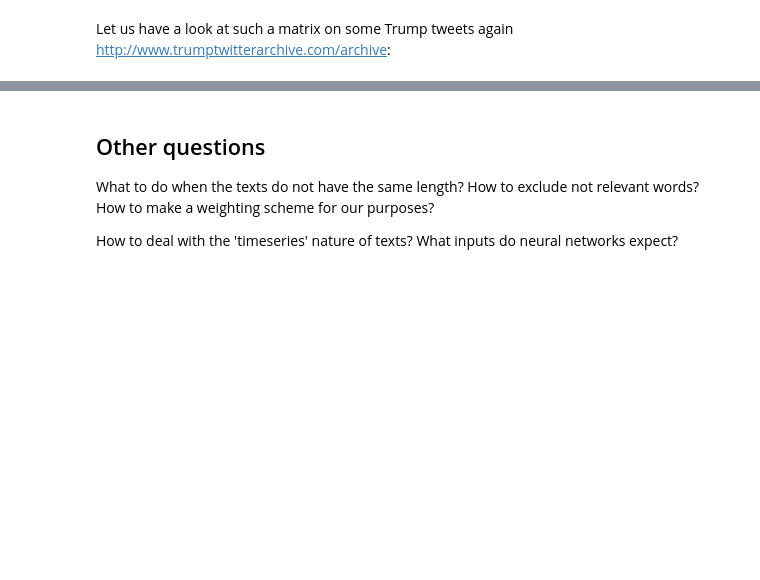
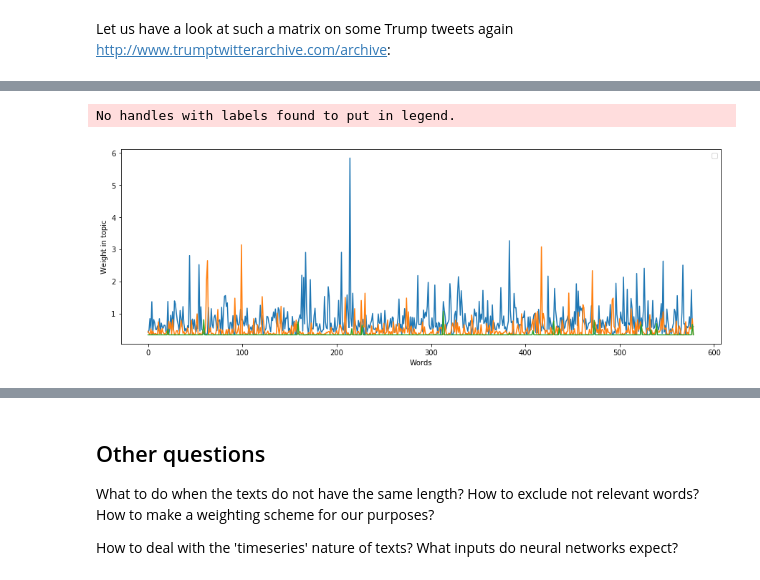
Before and after one commit to sdam-elte/data-exp-vis-2019, a Jupyter notebook: NLP_on_tweets/twitter_nlp.ipynb, the cells around one changed output, grey strips where cells are left out. Saved outputs shown, nothing was run; the diff lists cells and outputs as text; code cells hidden in the pictures; blank space fills up the shorter version.

```diff
--- a/NLP_on_tweets/twitter_nlp.ipynb
+++ b/NLP_on_tweets/twitter_nlp.ipynb
@@ -120,0 +244,10 @@ It excluded so-called stopwords.
+# %%
+plt.figure(figsize=(15,5))
+plt.plot(W.T,'-',markersize=1)
+plt.xlabel('Words')
+plt.ylabel('Weight in topic')
+plt.legend()
+plt.show()
+# %% [output]
+No handles with labels found to put in legend.
+[figure, added]
```
Also changed, not shown: parts of 42 cells of this notebook, 4 other files.
